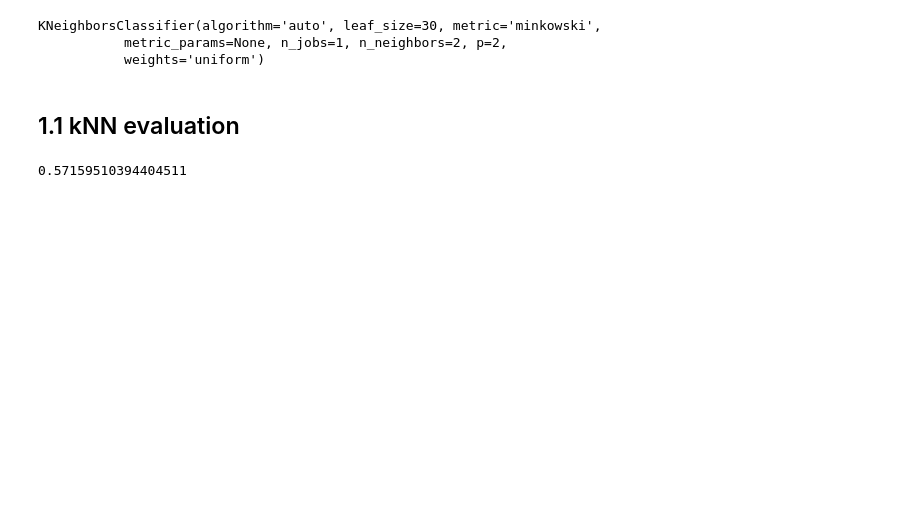
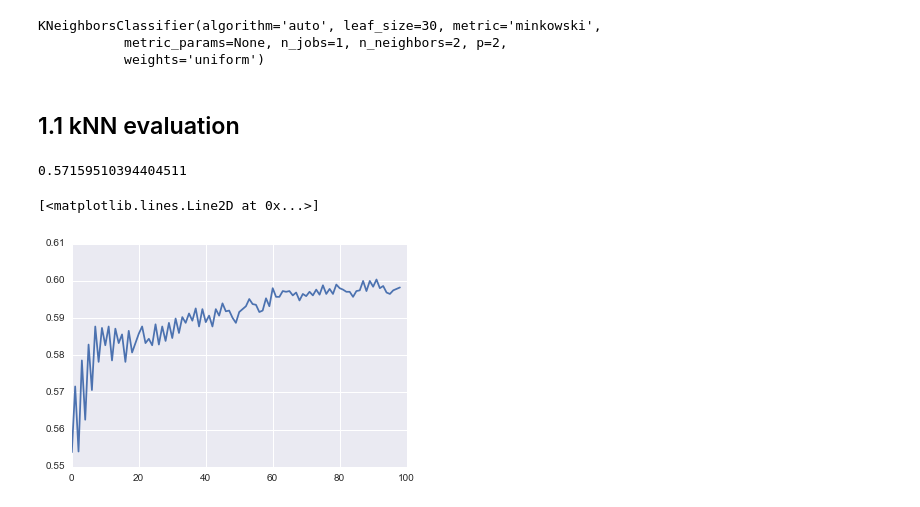
Before and after one commit to joaopcoelho/kobe-shots, a Jupyter notebook: kobe.ipynb, the cells around one changed output. Cells and saved outputs as stored; diff of their text form; code cells hidden in the pictures; blank space fills up the shorter version.

```diff
--- a/kobe.ipynb
+++ b/kobe.ipynb
@@ -156,3 +172,17 @@ y_test = test_data['shot_made_flag'].reshape(len(test_data['shot_made_flag']),1)
 knn.score(x_test,y_test)
 # %% [output]
 0.57159510394404511
+# %%
+# try different numbers of neighbours
+l = []
+for i in xrange(1,100):
+    knn = neighbors.KNeighborsClassifier(n_neighbors=i)
+    knn.fit(x,y.ravel())
+
+    sc = knn.score(x_test,y_test)
+    l.append(sc)
+
+plt.plot(l)
+# %% [output]
+[<matplotlib.lines.Line2D at 0x...>]
+[figure, added]
```
Also changed, not shown: parts of 6 cells of this notebook.
